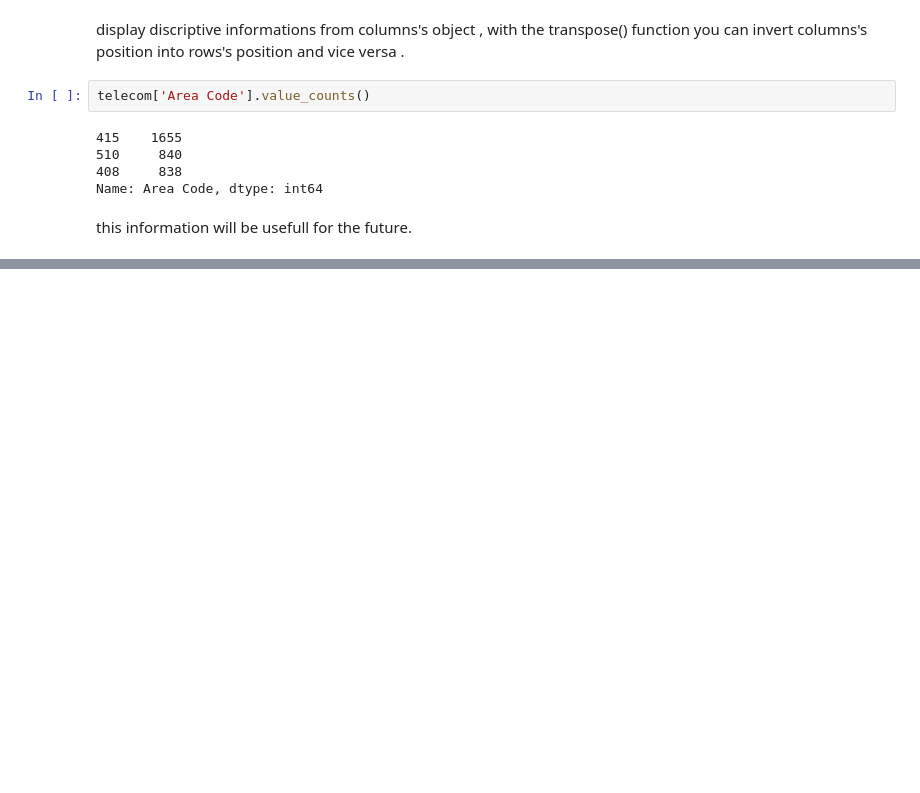
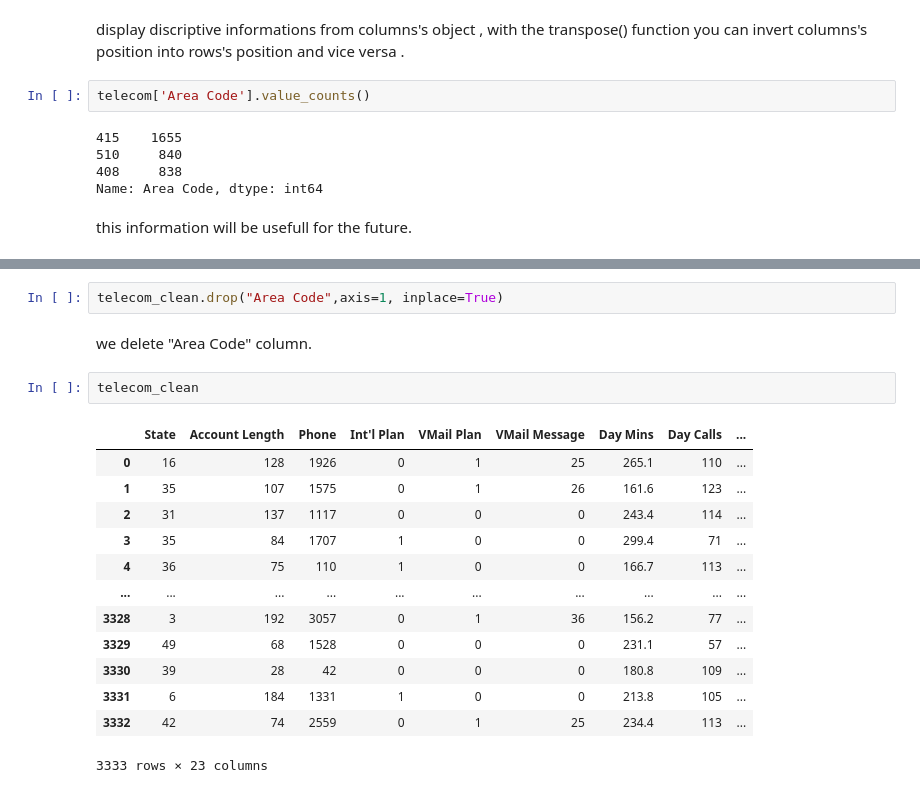
Before and after one commit to le-para/ML-TelecomCustomers, a Jupyter notebook: ML_Telecom_project_"Data_preparation".ipynb, the cells around one changed output, grey strips where cells are left out. Drawn from its saved outputs; the diff is of its cells as text; blank space fills up the shorter version.

```diff
--- a/ML_Telecom_project_"Data_preparation".ipynb
+++ b/ML_Telecom_project_"Data_preparation".ipynb
@@ -99,0 +207,20 @@ this information will be usefull for the future.
+# %%
+telecom_clean.drop("Area Code",axis=1, inplace=True)
+# %% [markdown]
+we delete "Area Code" column.
+# %%
+telecom_clean
+# %% [output]
+|  | State | Account Length | Phone | Int'l Plan | VMail Plan | VMail Message | Day Mins | Day Calls | ... |
+| 0 | 16 | 128 | 1926 | 0 | 1 | 25 | 265.1 | 110 | ... |
+| 1 | 35 | 107 | 1575 | 0 | 1 | 26 | 161.6 | 123 | ... |
+| 2 | 31 | 137 | 1117 | 0 | 0 | 0 | 243.4 | 114 | ... |
+| 3 | 35 | 84 | 1707 | 1 | 0 | 0 | 299.4 | 71 | ... |
+| 4 | 36 | 75 | 110 | 1 | 0 | 0 | 166.7 | 113 | ... |
+| ... | ... | ... | ... | ... | ... | ... | ... | ... | ... |
+| 3328 | 3 | 192 | 3057 | 0 | 1 | 36 | 156.2 | 77 | ... |
+| 3329 | 49 | 68 | 1528 | 0 | 0 | 0 | 231.1 | 57 | ... |
+| 3330 | 39 | 28 | 42 | 0 | 0 | 0 | 180.8 | 109 | ... |
+| 3331 | 6 | 184 | 1331 | 1 | 0 | 0 | 213.8 | 105 | ... |
+| 3332 | 42 | 74 | 2559 | 0 | 1 | 25 | 234.4 | 113 | ... |
+3333 rows × 23 columns
```
Also changed, not shown: parts of 18 cells of this notebook.
